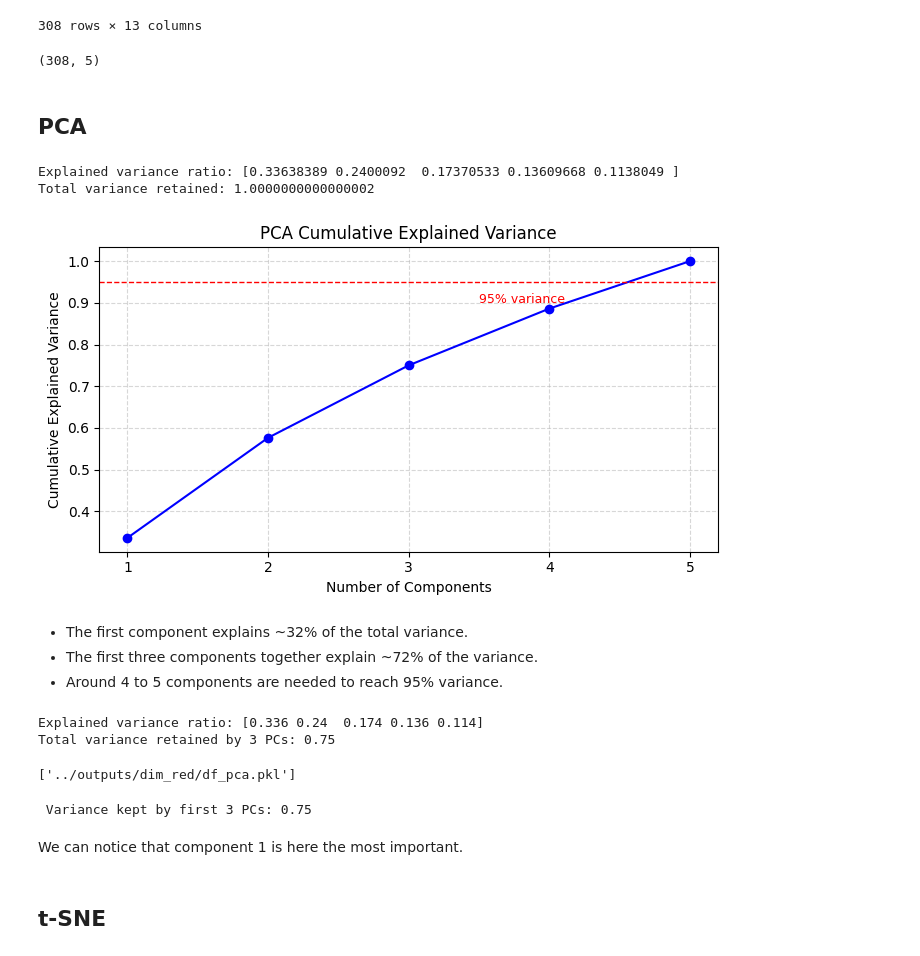
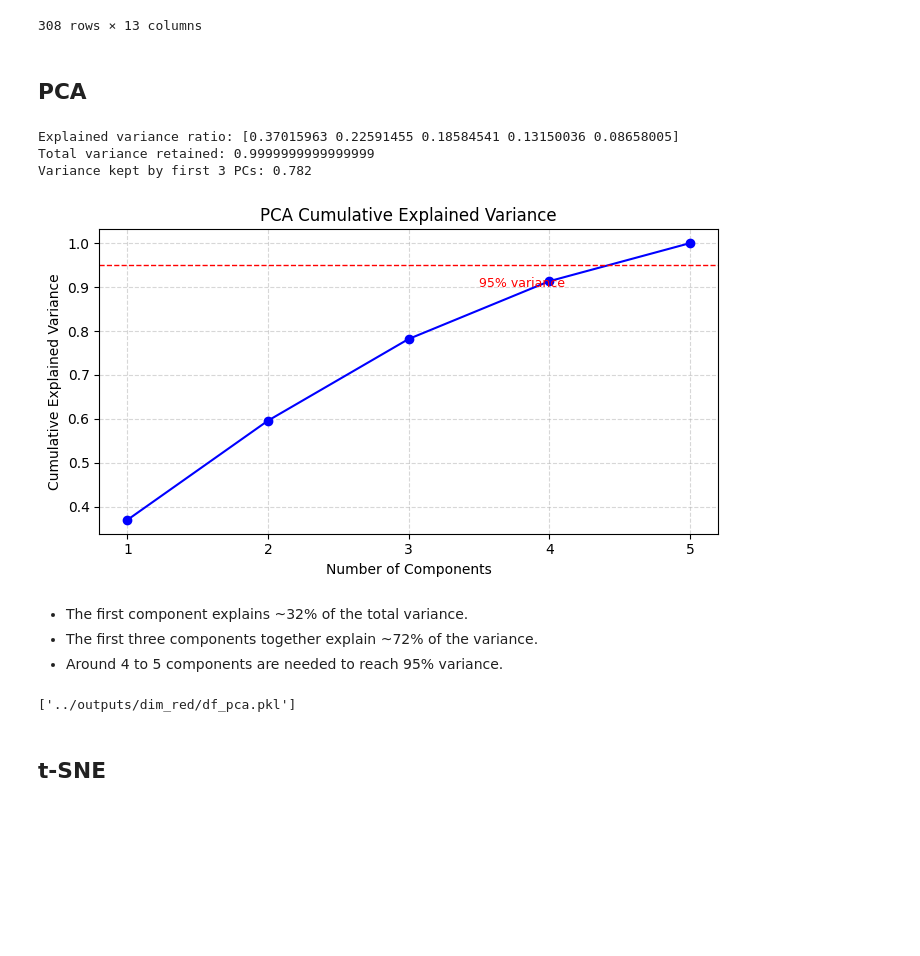
Before and after one commit to zuzannapajak/cardio-risk-prediction, a Jupyter notebook: notebooks/dim_red.ipynb, the cells around one changed output. Drawn from its saved outputs; the diff is of its cells as text; code cells hidden in the pictures; blank space fills up the shorter version.

```diff
--- a/notebooks/dim_red.ipynb
+++ b/notebooks/dim_red.ipynb
@@ -53,9 +54,5 @@ y = df_copy[TARGET_COL]
 
 cols_to_drop = ['high_blood_pressure', 'platelets', 'sex', 'creatinine_phosphokinase', 'anaemia', 'smoking', 'diabetes']
 X = X.drop(columns=cols_to_drop)
-
-X.shape
-# %% [output]
-(308, 5)
 # %% [markdown]
 ## PCA
@@ -66,45 +59,35 @@ X_scaled = scaler.fit_transform(X)
 # %%
 # PCA with all components
 pca_full = PCA()
-pca_full.fit(X_scaled)
+pca_full.fit(X)
 
-# explained variance
 explained_variance = pca_full.explained_variance_ratio_
 print("Explained variance ratio:", explained_variance)
 print("Total variance retained:", np.sum(explained_variance))
+print("Variance kept by first 3 PCs:", round(explained_variance[:3].sum(), 3))
 plot_cumulative_variance(explained_variance, show_target=0.95)
 # %% [output]
-Explained variance ratio: [0.33638389 0.2400092  0.17370533 0.13609668 0.1138049 ]
-Total variance retained: 1.0000000000000002
+Explained variance ratio: [0.37015963 0.22591455 0.18584541 0.13150036 0.08658005]
+Total variance retained: 0.9999999999999999
+Variance kept by first 3 PCs: 0.782
-[figure, old version]
+[figure, new version]
 # %% [markdown]
 - The first component explains ~32% of the total variance.
 - The first three components together explain ~72% of the variance.
 - Around 4 to 5 components are needed to reach 95% variance.
-# %%
-X_pca = pca_full.transform(X_scaled)   # shape (n_samples, n_features)
-X_3d = X_pca[:, :3]                    # first 3 principal components
-
-explained_variance = np.round(pca_full.explained_variance_ratio_, 3)
-print("Explained variance ratio:", explained_variance)
-print("Total variance retained by 3 PCs:", round(explained_variance[:3].sum(), 3))
-
-df_pca = pd.DataFrame(X_3d, columns=["PCA_1", "PCA_2", "PCA_3"])
-df_pca["DEATH_EVENT"] = y.values
-
-os.makedirs("../outputs/dim_red", exist_ok=True)
-joblib.dump(df_pca, "../outputs/dim_red/df_pca.pkl")
-# %% [output]
-Explained variance ratio: [0.336 0.24  0.174 0.136 0.114]
-Total variance retained by 3 PCs: 0.75
-['../outputs/dim_red/df_pca.pkl']
+# %%
+pca = PCA(n_components=3)
+X_pca = pca.fit_transform(X)
+
+df_pca = pd.DataFrame(X_pca, columns=["PCA_1", "PCA_2", "PCA_3"])
+df_pca["DEATH_EVENT"] = y.values
+
+os.makedirs("../outputs/dim_red", exist_ok=True)
+joblib.dump(df_pca, "../outputs/dim_red/df_pca.pkl")
+# %% [output]
+['../outputs/dim_red/df_pca.pkl']
 # %%
-print("\n Variance kept by first 3 PCs:", round(explained_variance[:3].sum(), 3))
-plot_3d(X_3d, y, algorithm="PCA", target_name=TARGET_COL)
+plot_3d(X_pca, y, algorithm="PCA", target_name=TARGET_COL)
-# %% [output]
- Variance kept by first 3 PCs: 0.75
-# %% [markdown]
-We can notice that component 1 is here the most important.
 # %% [markdown]
 ## t-SNE
 # %%
```
Also changed, not shown: parts of 5 cells of this notebook, 5 other files.
